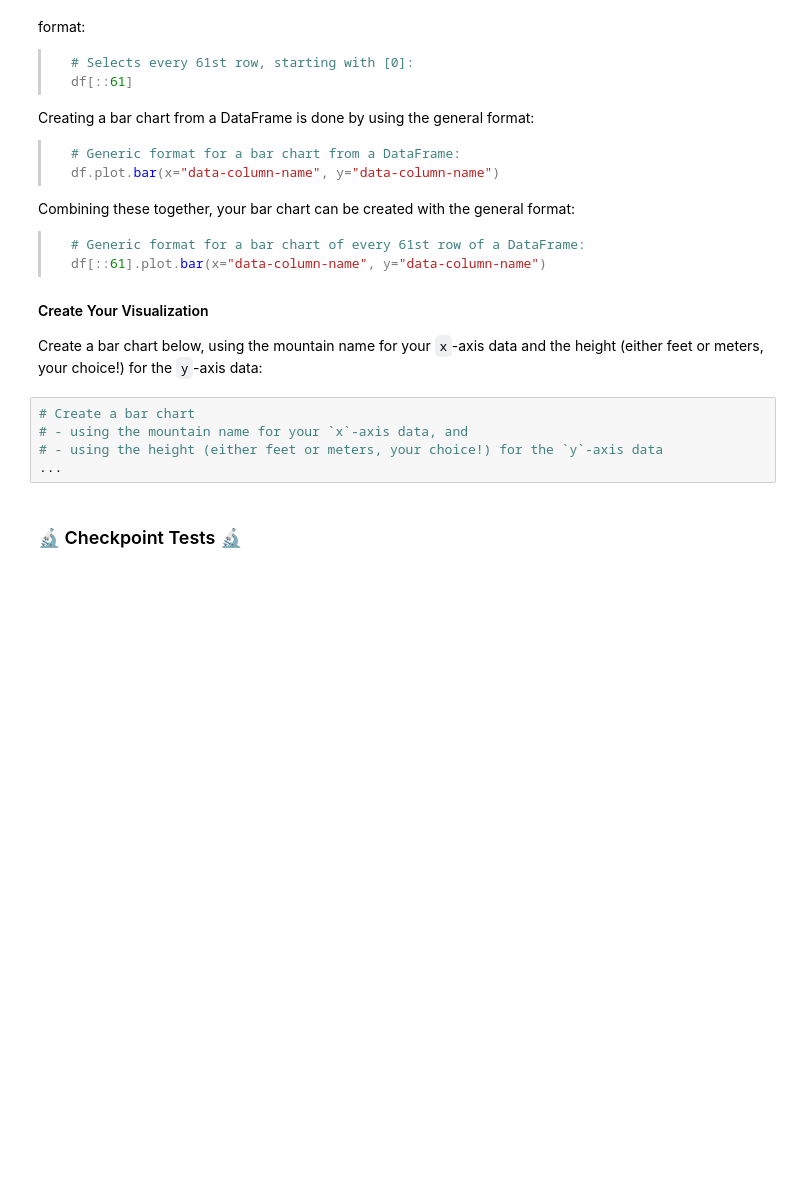
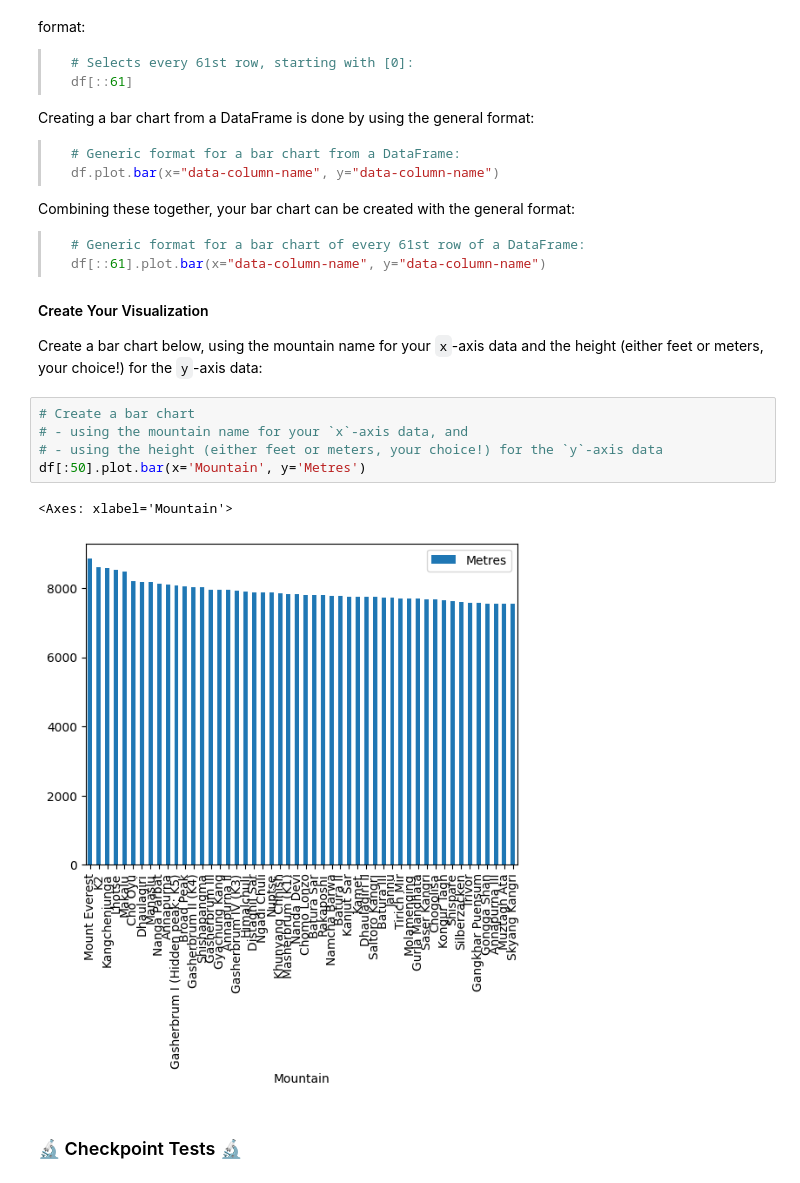
Before and after one commit to srivanik8/beginner_projects, a Jupyter notebook: microproject-03-highest-mountains-in-the-world/microproject-03-highest-mountains-in-the-world.ipynb, the cells around one changed output. Drawn from its saved outputs; the diff is of its cells as text; blank space fills up the shorter version.

```diff
--- a/microproject-03-highest-mountains-in-the-world/microproject-03-highest-mountains-in-the-world.ipynb
+++ b/microproject-03-highest-mountains-in-the-world/microproject-03-highest-mountains-in-the-world.ipynb
@@ -423,8 +505,11 @@ Create a bar chart below, using the mountain name for your `x`-axis data and the
 # %%
 # Create a bar chart
 # - using the mountain name for your `x`-axis data, and
 # - using the height (either feet or meters, your choice!) for the `y`-axis data
-...
+df[:50].plot.bar(x='Mountain', y='Metres')
+# %% [output]
+<Axes: xlabel='Mountain'>
+[figure, added]
 # %% [markdown]
 ### 🔬 Checkpoint Tests 🔬
 # %%
```
Also changed, not shown: parts of 11 cells of this notebook.
